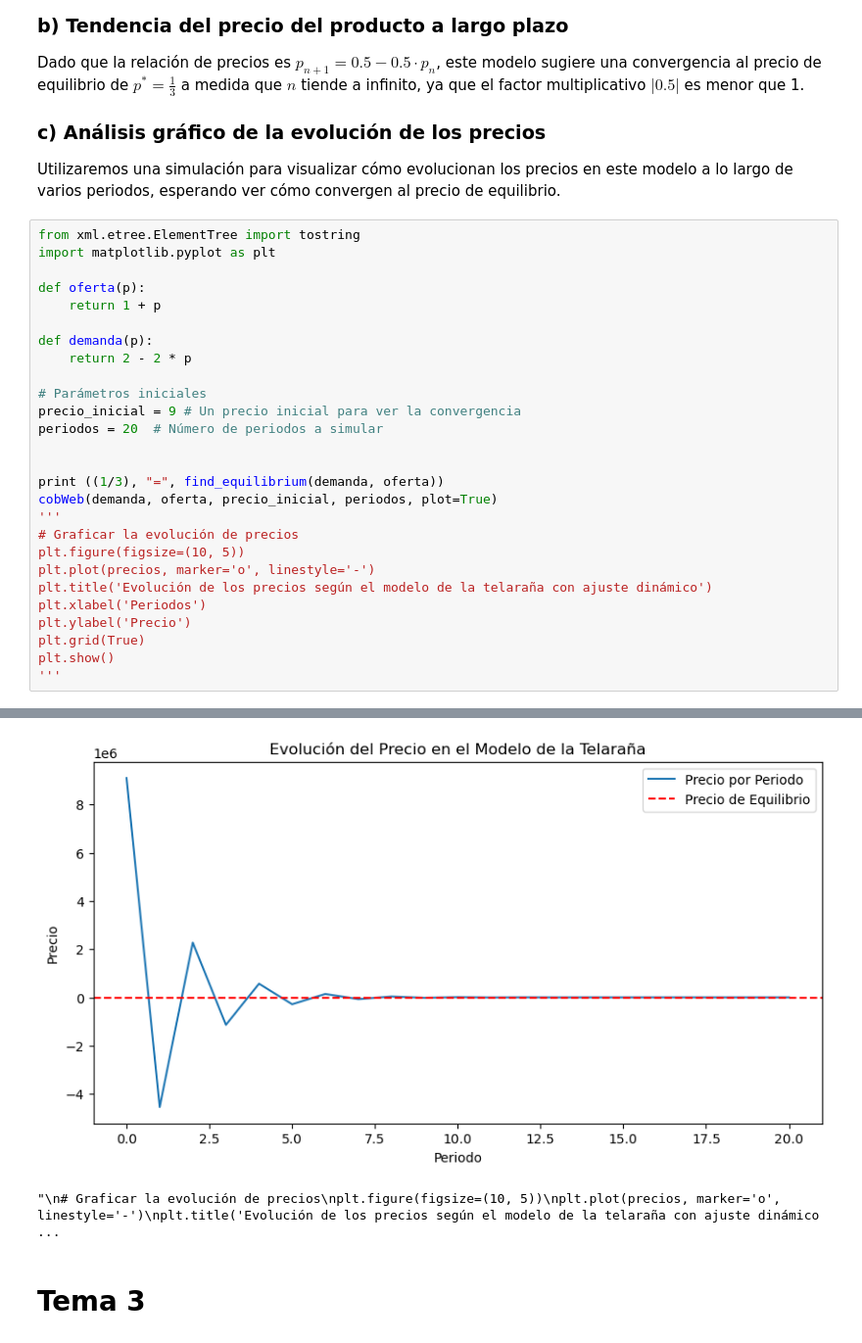
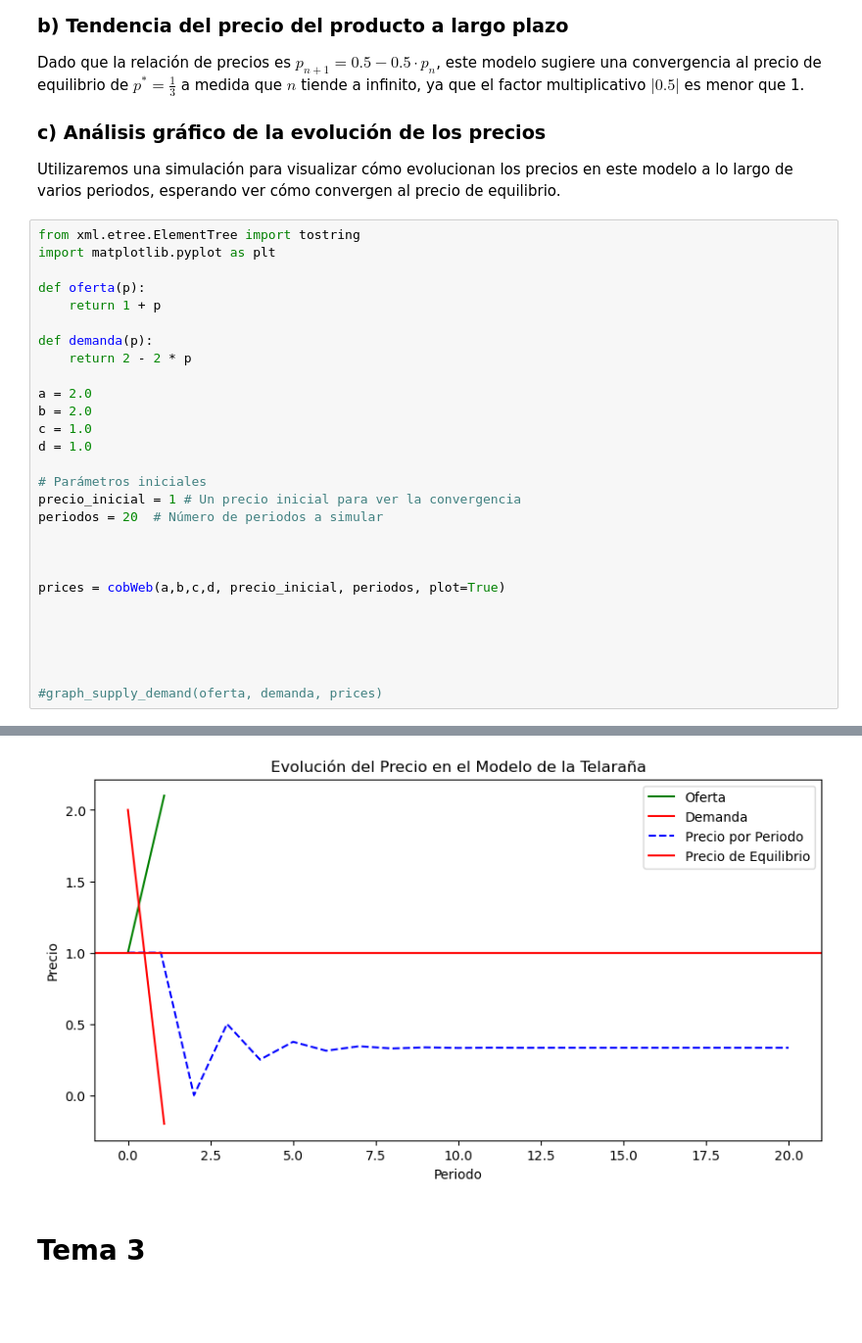
Before and after one commit to roberlks/ModelosMatematicos, a Jupyter notebook: MenuModelos.ipynb, the cells around one changed output, grey strips where cells are left out. Shown at 98% size. Drawn from its saved outputs; the diff is of its cells as text; blank space fills up the shorter version.

Commit message:
CobWEb MODEL done, graphing supply and demand still int progress

```diff
--- a/MenuModelos.ipynb
+++ b/MenuModelos.ipynb
@@ -558,21 +590,22 @@ def oferta(p):
 def demanda(p):
     return 2 - 2 * p
 
+a = 2.0
+b = 2.0
+c = 1.0
+d = 1.0
+
 # Parámetros iniciales
-precio_inicial = 9 # Un precio inicial para ver la convergencia
+precio_inicial = 1 # Un precio inicial para ver la convergencia
 periodos = 20  # Número de periodos a simular
 
 
-print ((1/3), "=", find_equilibrium(demanda, oferta))
-cobWeb(demanda, oferta, precio_inicial, periodos, plot=True)
-'''
-# Graficar la evolución de precios
-plt.figure(figsize=(10, 5))
-plt.plot(precios, marker='o', linestyle='-')
-plt.title('Evolución de los precios según el modelo de la telaraña con ajuste dinámico')
-plt.xlabel('Periodos')
-plt.ylabel('Precio')
-plt.grid(True)
-plt.show()
-'''
+
+prices = cobWeb(a,b,c,d, precio_inicial, periodos, plot=True)
+
+
+
+
+
+#graph_supply_demand(oferta, demanda, prices)
 # %% [output]
@@ -580,5 +629,4 @@ plt.show()
-[figure, old version]
+[figure, new version]
-"\n# Graficar la evolución de precios\nplt.figure(figsize=(10, 5))\nplt.plot(precios, marker='o', linestyle='-')\nplt.title('Evolución de los precios según el modelo de la telaraña con ajuste dinámico ...
 # %% [markdown]
 # Tema 3 #
 # %%
```
Also changed, not shown: parts of 2 cells of this notebook.
